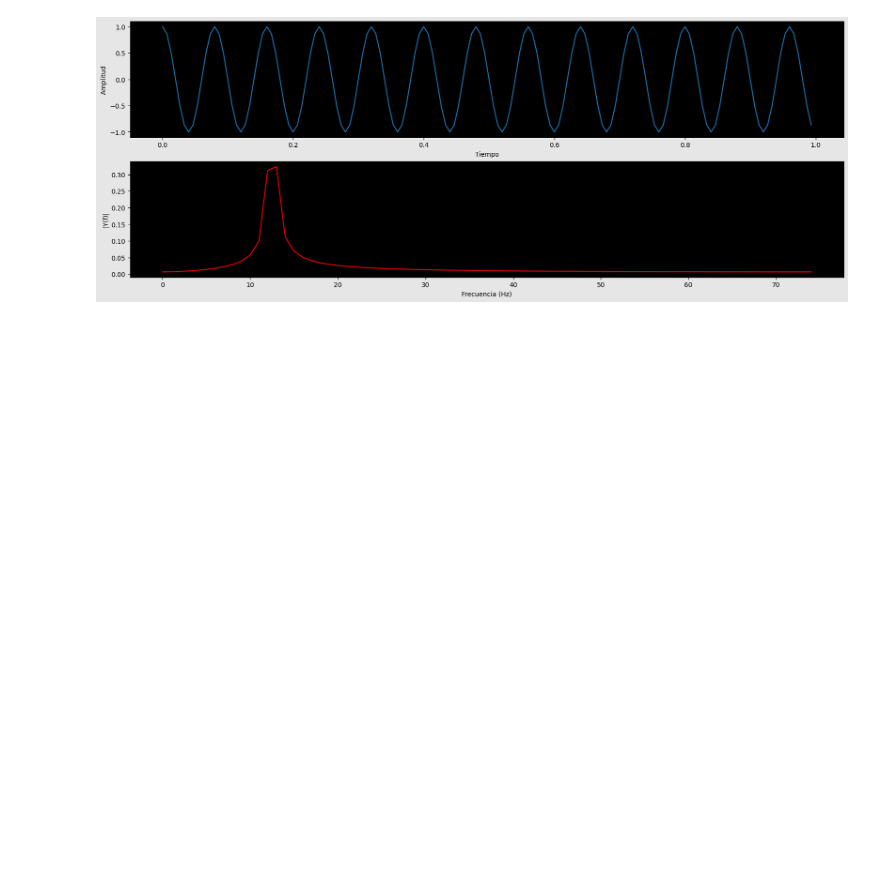
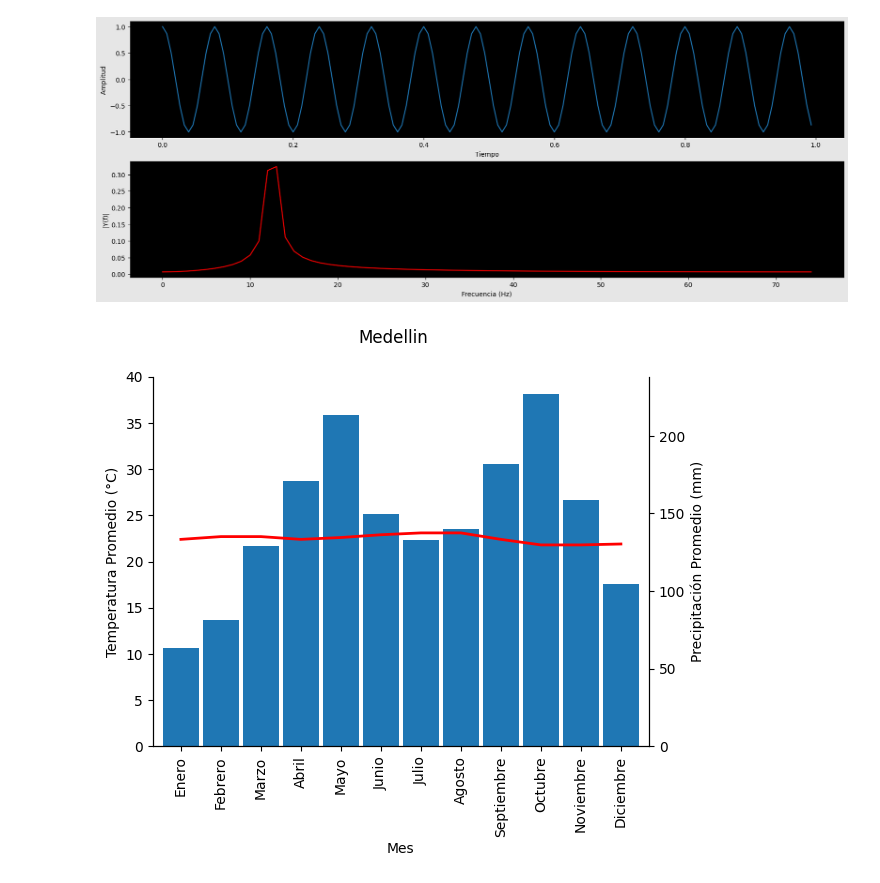
Before and after one commit to GiancarloBenavides/Telematics, a Jupyter notebook: resources/Jupyter/99_temp.ipynb, the cells around one changed output. Cells and saved outputs as stored; diff of their text form; code cells hidden in the pictures; blank space fills up the shorter version.

```diff
--- a/resources/Jupyter/99_temp.ipynb
+++ b/resources/Jupyter/99_temp.ipynb
@@ -110,3 +110,49 @@ plotSpectrum(y,Fs)
 plt.show()
 # %% [output]
 [figure]
+# %%
+import io
+import matplotlib.pyplot as plt
+import pandas as pd
+
+data = io.StringIO("""\
+Mes,Precipitación Promedio(mm),Temperatura Promedio (°C)
+Enero,63.2,22.4
+Febrero,81.4,22.7
+Marzo,129.1,22.7
+Abril,170.7,22.4
+Mayo,213.5,22.6
+Junio,149.4,22.9
+Julio,133.1,23.1
+Agosto,139.7,23.1
+Septiembre,181.8,22.4
+Octubre,226.7,21.8
+Noviembre,158.9,21.8
+Diciembre,104.8,21.9
+""")
+
+df = pd.read_csv(data, index_col="Mes")
+
+
+fig = plt.figure()
+ax1 = fig.add_subplot(111)
+ax2 = ax1.twinx()
+
+df["Temperatura Promedio (°C)"].plot(color="red", ax=ax2, lw=2)
+df["Precipitación Promedio(mm)"].plot(kind='bar', width=0.9,  ax=ax1)
+
+ax2.set_ylim(0,  40)
+ax1.yaxis.set_label_position("right")
+ax1.yaxis.tick_right()
+ax2.yaxis.set_label_position("left")
+ax2.yaxis.tick_left()
+ax1.spines['top'].set_visible(False)
+ax2.spines['top'].set_visible(False)
+
+fig.suptitle("Medellin")
+ax2.set_ylabel("Temperatura Promedio (°C)")
+ax1.set_ylabel("Precipitación Promedio (mm)")
+
+plt.show()
+# %% [output]
+[figure, added]
```
Also changed, not shown: 1 other file.
